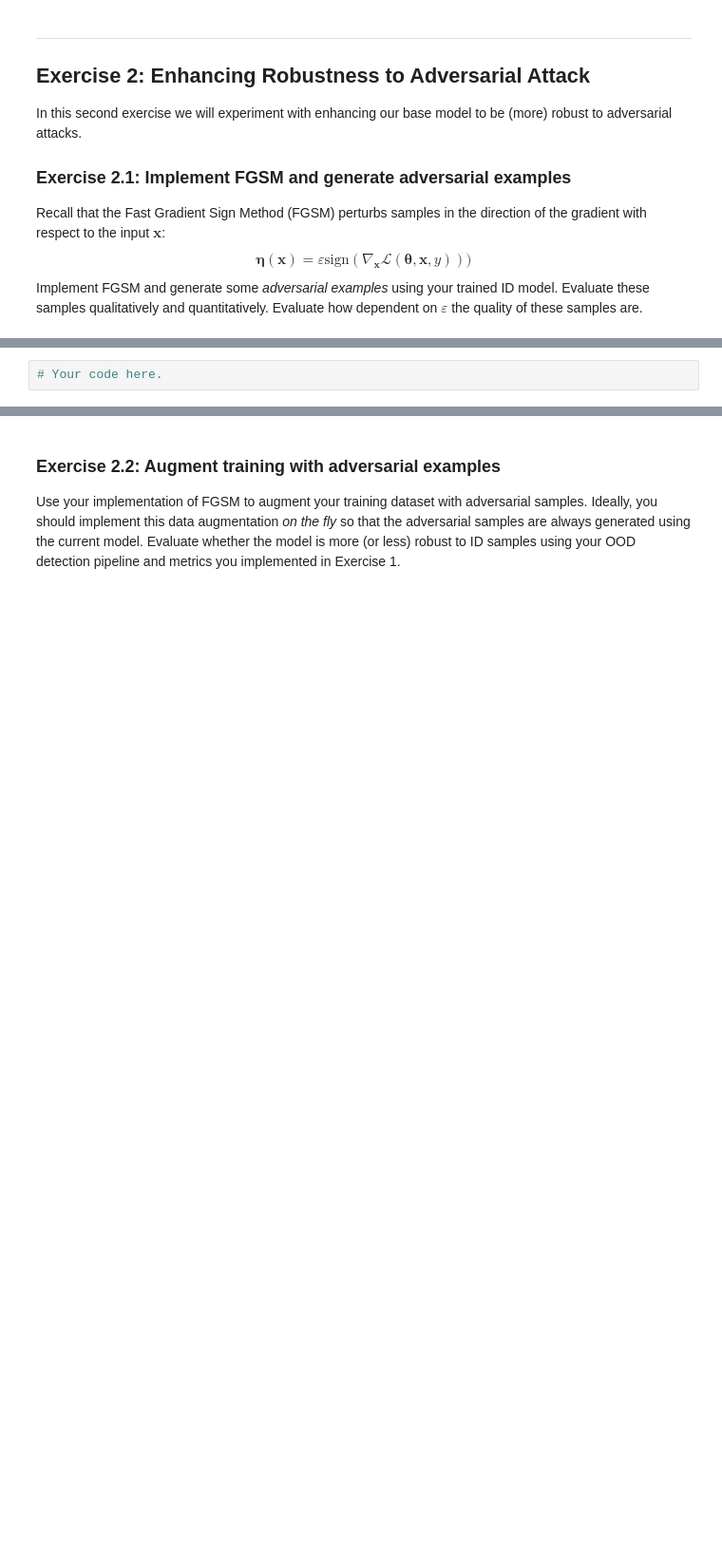
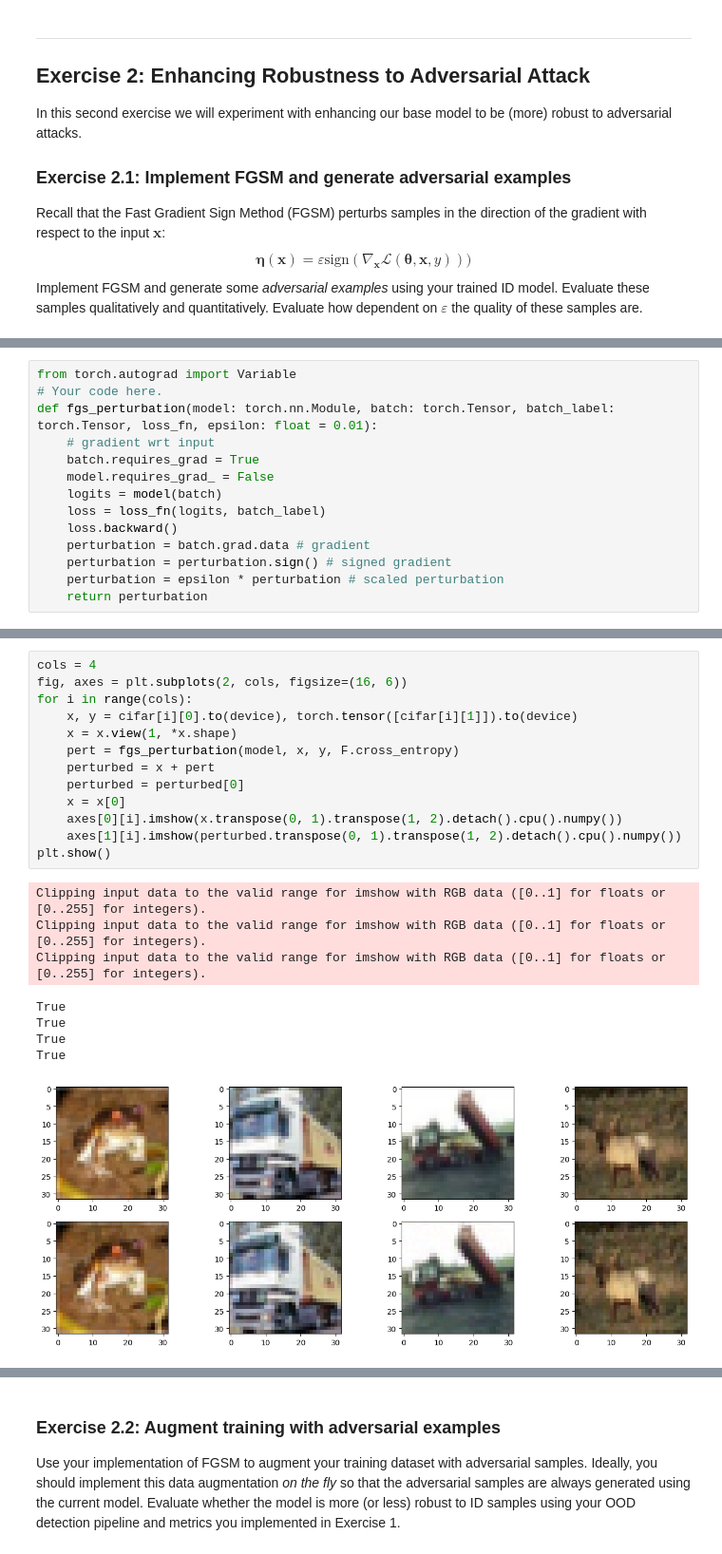
Before and after one commit to Cascetto/dla_labs, a Jupyter notebook: Lab4_OOD.ipynb, the cells around one changed output, grey strips where cells are left out. Shown at 95% size. Saved outputs shown, nothing was run; the diff lists cells and outputs as text; blank space fills up the shorter version.

```diff
--- a/Lab4_OOD.ipynb
+++ b/Lab4_OOD.ipynb
@@ -241,2 +333,14 @@ Implement FGSM and generate some *adversarial examples* using your trained ID mo
 # %%
+from torch.autograd import Variable
 # Your code here.
+def fgs_perturbation(model: torch.nn.Module, batch: torch.Tensor, batch_label: torch.Tensor, loss_fn, epsilon: float = 0.01):
+    # gradient wrt input
+    batch.requires_grad = True
+    model.requires_grad_ = False
+    logits = model(batch)
+    loss = loss_fn(logits, batch_label)
+    loss.backward()
+    perturbation = batch.grad.data # gradient
+    perturbation = perturbation.sign() # signed gradient
+    perturbation = epsilon * perturbation # scaled perturbation
+    return perturbation
@@ -242,0 +356,22 @@ Implement FGSM and generate some *adversarial examples* using your trained ID mo
+# %%
+cols = 4
+fig, axes = plt.subplots(2, cols, figsize=(16, 6))
+for i in range(cols):
+    x, y = cifar[i][0].to(device), torch.tensor([cifar[i][1]]).to(device)
+    x = x.view(1, *x.shape)
+    pert = fgs_perturbation(model, x, y, F.cross_entropy)
+    perturbed = x + pert
+    perturbed = perturbed[0]
+    x = x[0]
+    axes[0][i].imshow(x.transpose(0, 1).transpose(1, 2).detach().cpu().numpy())
+    axes[1][i].imshow(perturbed.transpose(0, 1).transpose(1, 2).detach().cpu().numpy())
+plt.show()
+# %% [output]
+Clipping input data to the valid range for imshow with RGB data ([0..1] for floats or [0..255] for integers).
+Clipping input data to the valid range for imshow with RGB data ([0..1] for floats or [0..255] for integers).
+Clipping input data to the valid range for imshow with RGB data ([0..1] for floats or [0..255] for integers).
+True
+True
+True
+True
+[figure, added]
```
Also changed, not shown: parts of 19 cells of this notebook, 1 other file.
